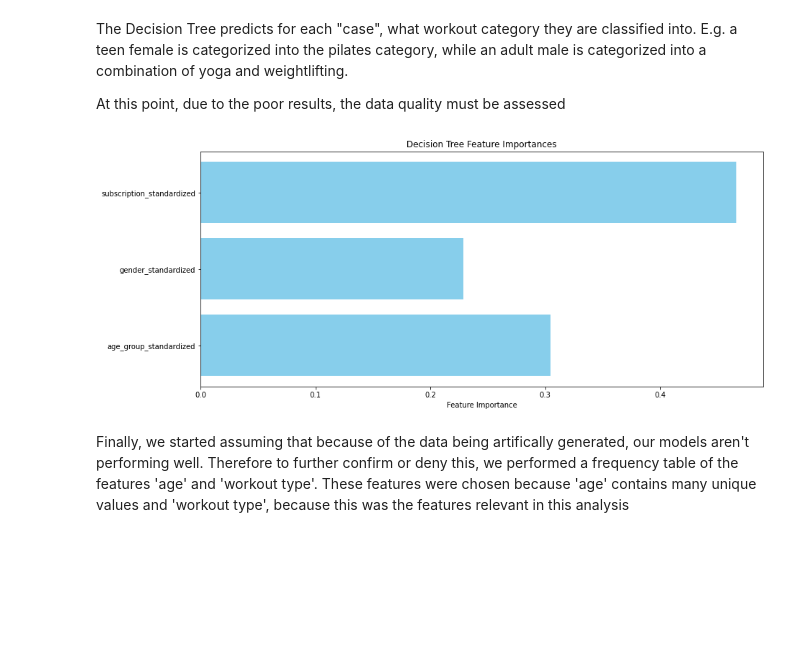
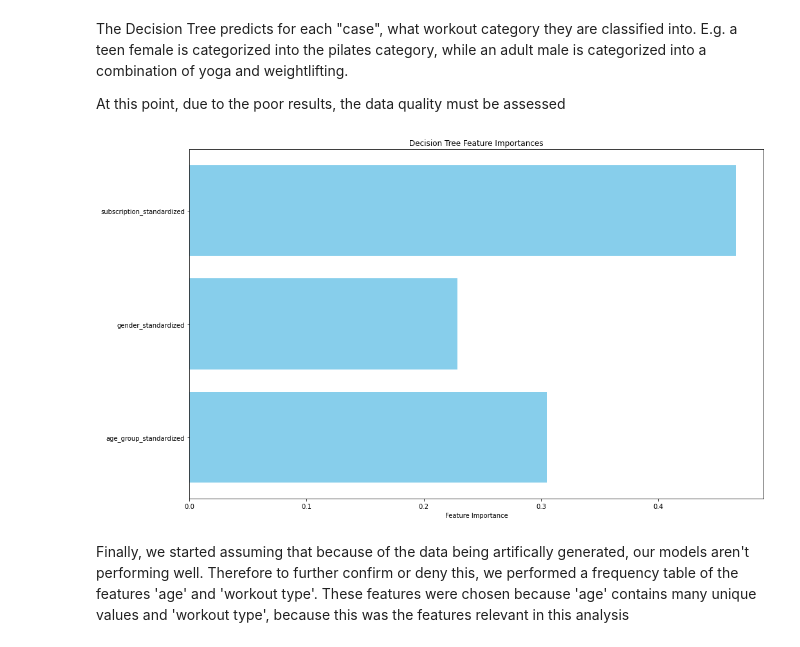
Before and after one commit to emmaqingjie/final_project_data_science, a Jupyter notebook: scripts/classification_workouttypes.ipynb, the cells around one changed output. Saved outputs shown, nothing was run; the diff lists cells and outputs as text; code cells hidden in the pictures; blank space fills up the shorter version.

Commit message:
Formatting feature importance plot

```diff
--- a/scripts/classification_workouttypes.ipynb
+++ b/scripts/classification_workouttypes.ipynb
@@ -236,17 +236,17 @@ At this point, due to the poor results, the data quality must be assessed
 # %%
 # Train the model and get feature importances
 tree_model.fit(X, y)
 importances = tree_model.feature_importances_
 features = X.columns
 
 # Plot feature importances
-plt.figure(figsize=(14, 6))
+plt.figure(figsize=(16, 10))
 plt.barh(features, importances, color='skyblue')
 plt.xlabel("Feature Importance")
 plt.title("Decision Tree Feature Importances")
 plt.savefig('../data/plots/feature_importance.pdf')
 # %% [output]
-[figure, old version]
+[figure, new version]
 # %% [markdown]
 Finally, we started assuming that because of the data being artifically generated, our models aren't performing well. Therefore to further confirm or deny this, we performed a frequency table of the features 'age' and 'workout type'. These features were chosen because 'age' contains many unique values and 'workout type', because this was the features relevant in this analysis
 # %%
```
Also changed, not shown: 1 other file.
